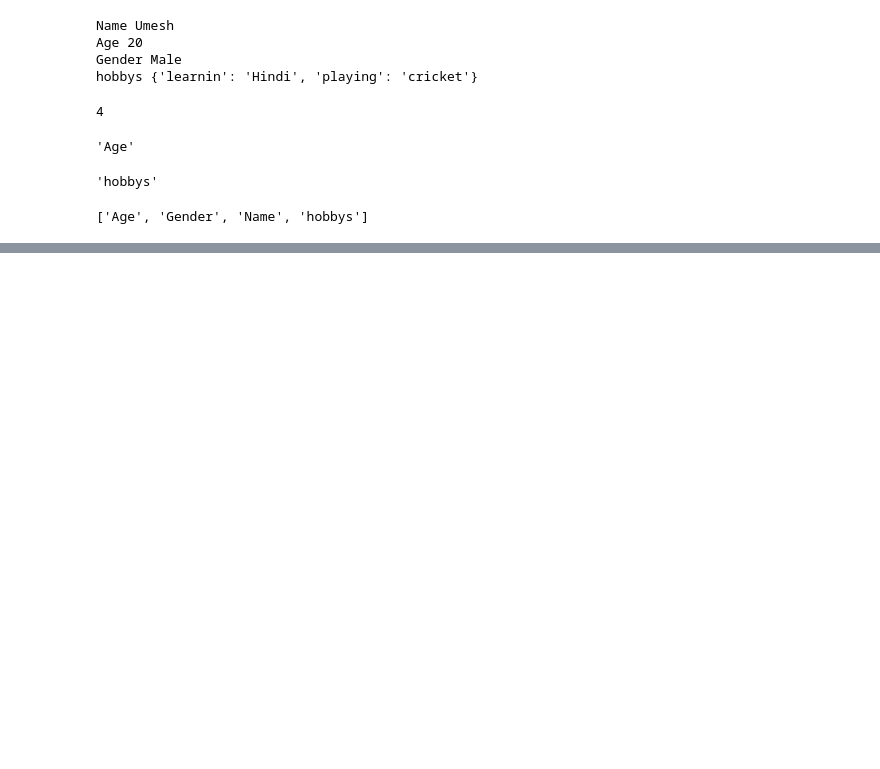
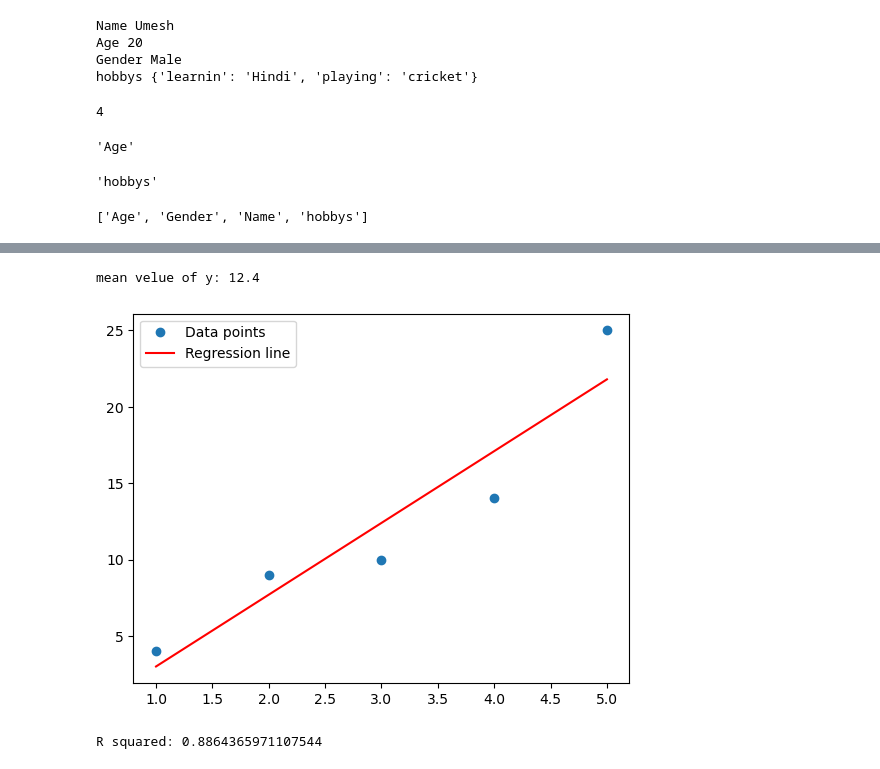
Before and after one commit to Umesh-NIT/PYTHON, a Jupyter notebook: L_1.ipynb, the cells around one changed output, grey strips where cells are left out. Drawn from its saved outputs; the diff is of its cells as text; code cells hidden in the pictures; blank space fills up the shorter version.

```diff
--- a/L_1.ipynb
+++ b/L_1.ipynb
@@ -951,2 +949,21 @@ Enter y value:  6
 # %%
-print("Data points (x, y):")
+
+y_mean = sum(y) / n
+print("mean velue of y:", y_mean)
+# regression line
+m, b = np.polyfit(x, y, 1)
+y_line = [m * xi + b for xi in x]
+
+plt.plot(x, y, 'o', label='Data points')
+plt.plot(x, y_line, 'r-', label='Regression line')
+plt.legend()
+plt.show()
+# R squared calculation
+ss_total = sum((yi - y_mean) ** 2 for yi in y)
+ss_residual = sum((yi - (m * xi + b)) ** 2 for xi, yi in zip(x, y))
+r_squared = 1 - (ss_residual / ss_total)
+print("R squared:", r_squared)
+# %% [output]
+mean velue of y: 12.4
+[figure, added]
+R squared: 0.8864365971107544
```
Also changed, not shown: parts of 2 cells of this notebook, 1 other file.
